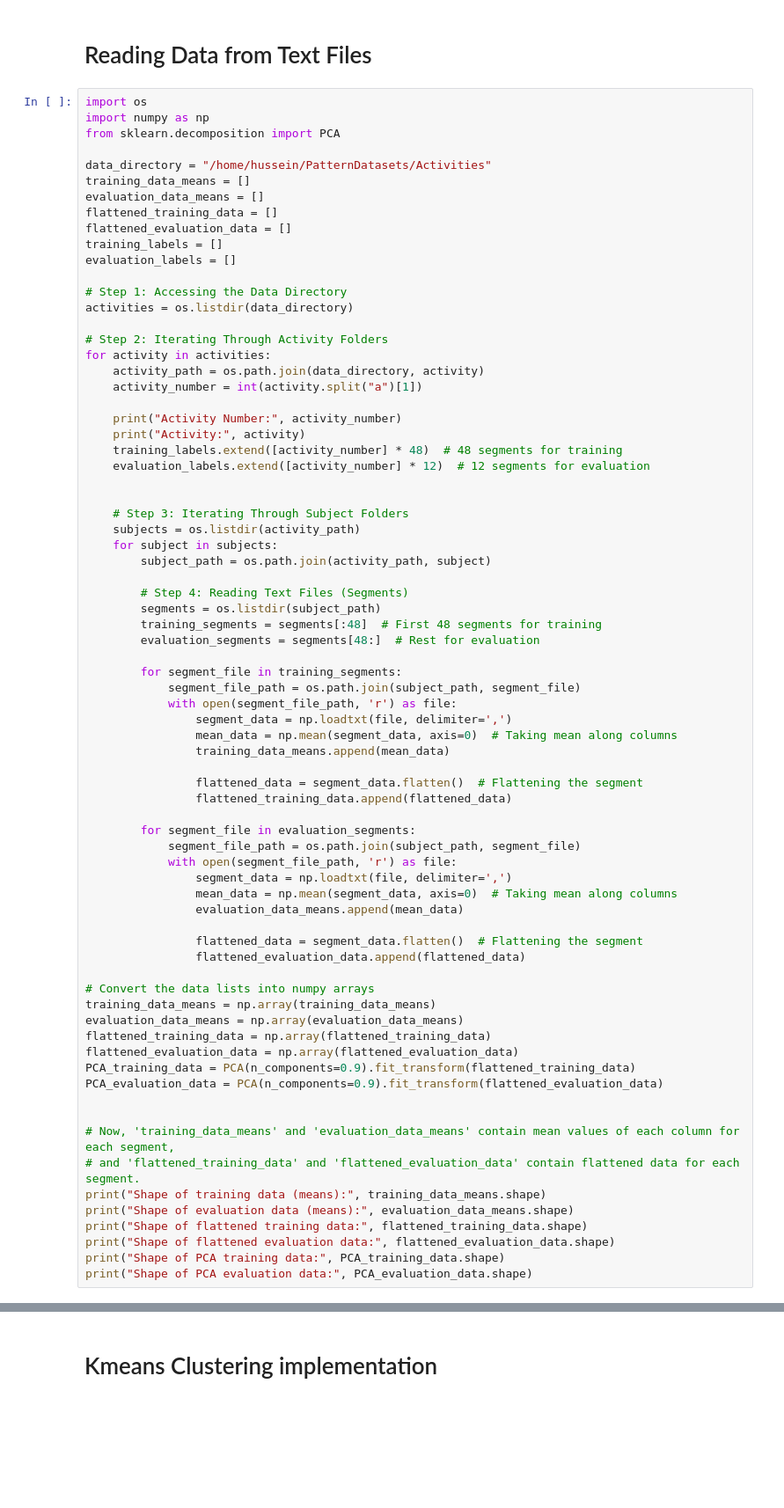
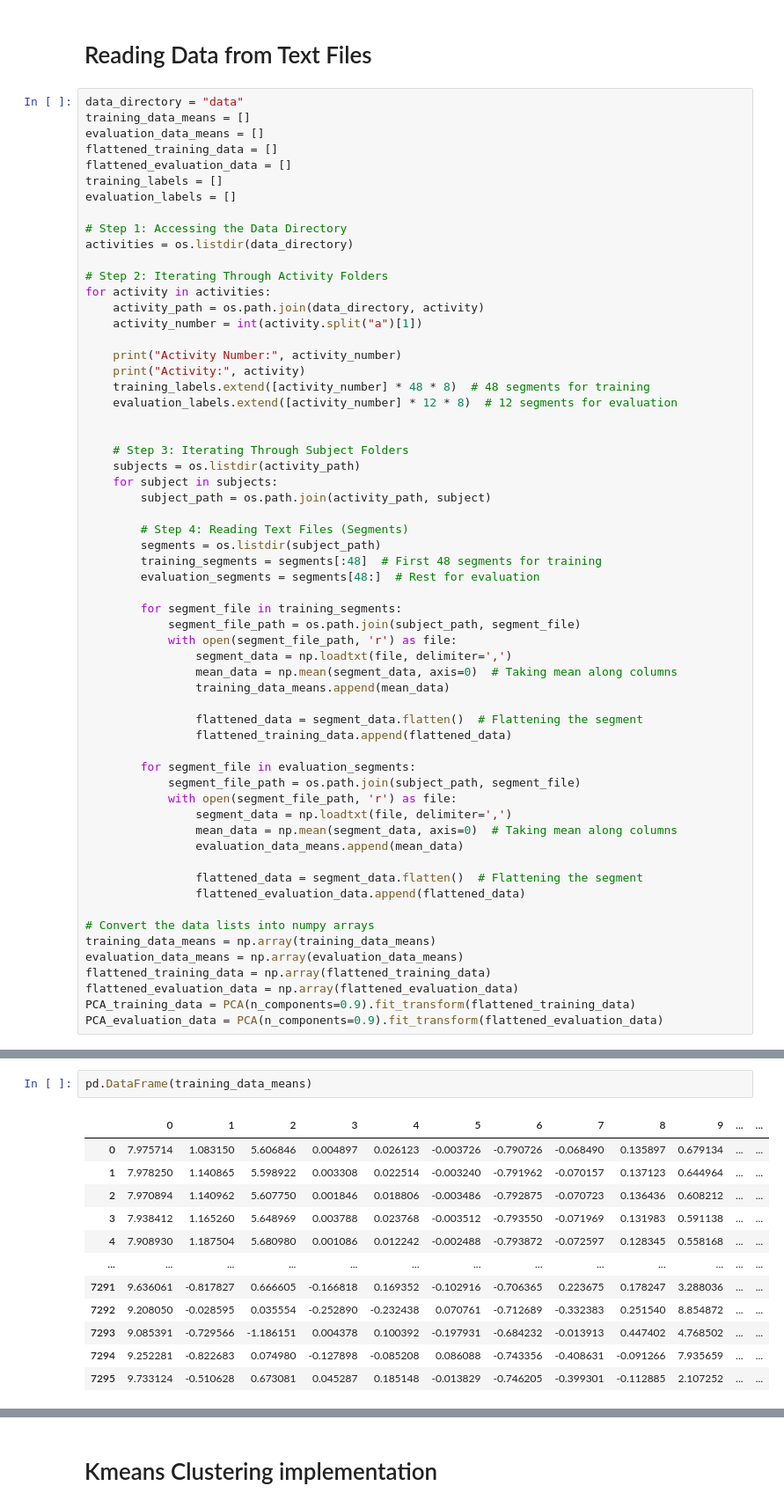
Before and after one commit to husseinkhaled733/Activity-Detection, a Jupyter notebook: Kmeans.ipynb, the cells around one changed output, grey strips where cells are left out. Shown at 88% size. Cells and saved outputs as stored; diff of their text form; blank space fills up the shorter version.

Commit message:
Evaluation is done??

```diff
--- a/Kmeans.ipynb
+++ b/Kmeans.ipynb
@@ -1,11 +11,7 @@
 # %% [markdown]
 # Reading Data from Text Files
 # %%
-import os
-import numpy as np
-from sklearn.decomposition import PCA
-
-data_directory = "/home/hussein/PatternDatasets/Activities"
+data_directory = "data"
 training_data_means = []
 evaluation_data_means = []
 flattened_training_data = []
@@ -23,8 +29,8 @@ for activity in activities:
 
     print("Activity Number:", activity_number)
     print("Activity:", activity)
-    training_labels.extend([activity_number] * 48)  # 48 segments for training
-    evaluation_labels.extend([activity_number] * 12)  # 12 segments for evaluation
+    training_labels.extend([activity_number] * 48 * 8)  # 48 segments for training
+    evaluation_labels.extend([activity_number] * 12 * 8)  # 12 segments for evaluation
 
 
     # Step 3: Iterating Through Subject Folders
@@ -64,14 +70,4 @@ flattened_training_data = np.array(flattened_training_data)
 flattened_evaluation_data = np.array(flattened_evaluation_data)
 PCA_training_data = PCA(n_components=0.9).fit_transform(flattened_training_data)
 PCA_evaluation_data = PCA(n_components=0.9).fit_transform(flattened_evaluation_data)
-
-
-# Now, 'training_data_means' and 'evaluation_data_means' contain mean values of each column for each segment,
-# and 'flattened_training_data' and 'flattened_evaluation_data' contain flattened data for each segment.
-print("Shape of training data (means):", training_data_means.shape)
-print("Shape of evaluation data (means):", evaluation_data_means.shape)
-print("Shape of flattened training data:", flattened_training_data.shape)
-print("Shape of flattened evaluation data:", flattened_evaluation_data.shape)
-print("Shape of PCA training data:", PCA_training_data.shape)
-print("Shape of PCA evaluation data:", PCA_evaluation_data.shape)
 # %% [output]
@@ -94,0 +145,15 @@ Shape of PCA evaluation data: (1824, 197)
+# %%
+pd.DataFrame(training_data_means)
+# %% [output]
+|  | 0 | 1 | 2 | 3 | 4 | 5 | 6 | 7 | 8 | 9 | ... | ... |
+| 0 | 7.975714 | 1.083150 | 5.606846 | 0.004897 | 0.026123 | -0.003726 | -0.790726 | -0.068490 | 0.135897 | 0.679134 | ... | ... |
+| 1 | 7.978250 | 1.140865 | 5.598922 | 0.003308 | 0.022514 | -0.003240 | -0.791962 | -0.070157 | 0.137123 | 0.644964 | ... | ... |
+| 2 | 7.970894 | 1.140962 | 5.607750 | 0.001846 | 0.018806 | -0.003486 | -0.792875 | -0.070723 | 0.136436 | 0.608212 | ... | ... |
+| 3 | 7.938412 | 1.165260 | 5.648969 | 0.003788 | 0.023768 | -0.003512 | -0.793550 | -0.071969 | 0.131983 | 0.591138 | ... | ... |
+| 4 | 7.908930 | 1.187504 | 5.680980 | 0.001086 | 0.012242 | -0.002488 | -0.793872 | -0.072597 | 0.128345 | 0.558168 | ... | ... |
+| ... | ... | ... | ... | ... | ... | ... | ... | ... | ... | ... | ... | ... |
+| 7291 | 9.636061 | -0.817827 | 0.666605 | -0.166818 | 0.169352 | -0.102916 | -0.706365 | 0.223675 | 0.178247 | 3.288036 | ... | ... |
+| 7292 | 9.208050 | -0.028595 | 0.035554 | -0.252890 | -0.232438 | 0.070761 | -0.712689 | -0.332383 | 0.251540 | 8.854872 | ... | ... |
+| 7293 | 9.085391 | -0.729566 | -1.186151 | 0.004378 | 0.100392 | -0.197931 | -0.684232 | -0.013913 | 0.447402 | 4.768502 | ... | ... |
+| 7294 | 9.252281 | -0.822683 | 0.074980 | -0.127898 | -0.085208 | 0.086088 | -0.743356 | -0.408631 | -0.091266 | 7.935659 | ... | ... |
+| 7295 | 9.733124 | -0.510628 | 0.673081 | 0.045287 | 0.185148 | -0.013829 | -0.746205 | -0.399301 | -0.112885 | 2.107252 | ... | ... |
```
Also changed, not shown: parts of 28 cells of this notebook, 2 other files.
